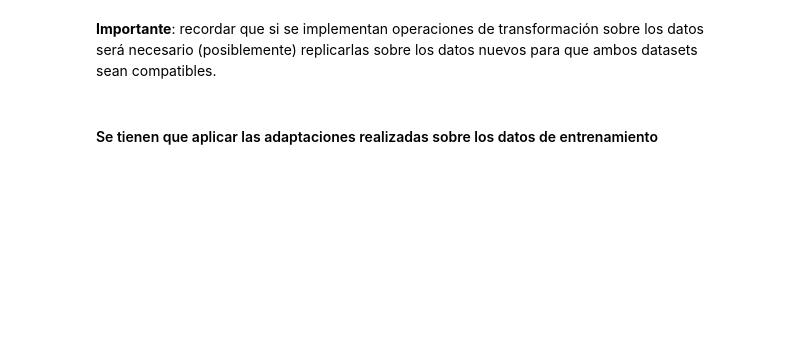
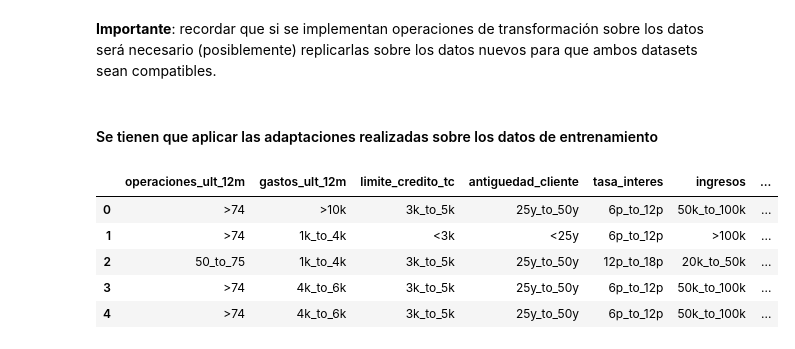
Before and after one commit to Joseluis0709/13MBID-Abr23, a Jupyter notebook: notebooks/03-Modelado+Evaluacion/MD01 - Modelado.ipynb, the cells around one changed output. Cells and saved outputs as stored; diff of their text form; code cells hidden in the pictures; blank space fills up the shorter version.

```diff
--- a/notebooks/03-Modelado+Evaluacion/MD01 - Modelado.ipynb
+++ b/notebooks/03-Modelado+Evaluacion/MD01 - Modelado.ipynb
@@ -603,18 +609,14 @@ estado_civil_N = datos_nuevos.loc[:, ('estado_civil')].map(cambios_estado_civil)
 
 # Columna: estado_credito
 cambios_estado_credito = {
-    0: 'C',
-    1 : 'P',
+    0 : 'Cancelado',
+    1 : 'Activo',
 }
 
 estado_credito_N = datos_nuevos.loc[:, ('estado_credito')].map(cambios_estado_credito).rename('estado_credito')
 
-# df_final = pd.concat([estado_civil_N, estado_credito_N, df_integrado], axis=1)
-# df_final.head()
-
 # Antiguedad del empleado
-
-etiquetas_a_e = ['menor_10', '5_a_10', 'mayor_10']
+etiquetas_a_e = ['<5', '5_to_10', '>10']
 rangos_a_e = [0, 4, 10, 50]
 valor_para_nan = 'NA'
 antiguedad_empleados_N = pd.cut(datos_nuevos['antiguedad_empleado'],
@@ -622,108 +624,90 @@ antiguedad_empleados_N = pd.cut(datos_nuevos['antiguedad_empleado'],
                                 labels=etiquetas_a_e,
                                 right=False).cat.add_categories(valor_para_nan).fillna(valor_para_nan)
 
-# antiguedad_empleados_N.value_counts()
-
 # edad
-
-etiquetas_e = ['menor_25', '25_a_30']
+etiquetas_e = ['<25', '25_to_30']
 rangos_e = [0, 24, 50]
 edad_N = pd.cut(datos_nuevos['edad'],
                                 bins=rangos_e,
                                 labels=etiquetas_e)
 
-# edad_N.value_counts()
-
 # pct_ingreso
-
-etiquetas_p_i = ['hasta_20', '20_a_40', '40_a_60', 'mayor_60']
+etiquetas_p_i = ['<20', '20_to_40', '40_to_60', '>60']
 rangos_p_i = [0, 0.19, 0.39, 0.60, 0.99]
 pct_ingreso_N = pd.cut(datos_nuevos['pct_ingreso'],
                                 bins=rangos_p_i,
                                 labels=etiquetas_p_i)
 
-# pct_ingreso_N.value_counts()
-
 # ingresos
-
-etiquetas_i = ['hasta_20k', '20k_a_50k', '50k_a_100k', 'mayor_100k']
+etiquetas_i = ['<20k', '20k_to_50k', '50k_to_100k', '>100k']
 rangos_i = [0, 19999, 49999, 99999, 999999]
 ingresos_N = pd.cut(datos_nuevos['ingresos'],
                                 bins=rangos_i,
                                 labels=etiquetas_i)
 
-# ingresos_N.value_counts()
-
 # tasa_interes
-
-etiquetas_t_i = ['hasta_7p', '7p_a_15p', '15p_a_20p', 'mayor_20p']
-rangos_t_i = [0, 6.99, 14.99, 19.99, 100]
+etiquetas_t_i = ['<6p', '6p_to_12p', '12p_to_18p', '>18p']
+rangos_t_i = [0, 5.99, 11.99, 17.99, 100]
 tasa_interes_N = pd.cut(datos_nuevos['tasa_interes'],
                                 bins=rangos_t_i,
                                 labels=etiquetas_t_i)
 
-# tasa_interes_N.value_counts()
-
 # antiguedad_cliente
-
-etiquetas_a_c = ['menor_2y', '2y_a_4y', 'mayor_4y']
-rangos_a_c = [0, 24, 48, 100]
+etiquetas_a_c = ['<25y', '25y_to_50y', '>50y']
+rangos_a_c = [0, 24, 49, 100]
 antiguedad_cliente_N = pd.cut(datos_nuevos['antiguedad_cliente'],
                                 bins=rangos_a_c,
                                 labels=etiquetas_a_c)
 
-# antiguedad_cliente_N.value_counts()
-
 # limite_credito_tc
-
-etiquetas_l_tc = ['menor_3k', '3k_a_5k', '5k_a_10k', 'mayor_10k']
+etiquetas_l_tc = ['<3k', '3k_to_5k', '5k_to_10k', '>10k']
 rangos_l_tc = [0, 2999, 4999, 9999, 100000]
 limite_credito_tc_N = pd.cut(datos_nuevos['limite_credito_tc'],
                                 bins=rangos_l_tc,
                                 labels=etiquetas_l_tc)
 
-# limite_credito_tc_N.value_counts()
-
 # gastos_ult_12m
-
-etiquetas_g_u12 = ['menor_1k', '2k_a_4k', '4k_a_6k', '6k_a_8k', '8k_a_10k', 'mayor_10k']
+etiquetas_g_u12 = ['<1k', '1k_to_4k', '4k_to_6k', '6k_to_8k', '8k_to_10k', '>10k']
 rangos_g_u12 = [0, 999, 3999, 5999, 7999, 9999, 100000]
 gastos_ult_12m_N = pd.cut(datos_nuevos['gastos_ult_12m'],
                                 bins=rangos_g_u12,
                                 labels=etiquetas_g_u12)
 
-# gastos_ult_12m_N.value_counts()
-
 # operaciones_ult_12m
-
-etiquetas_o_u12 = ['menor_15', '15_a_30', '30_a_50', '50_a_75', '75_a_100', 'mayor_100']
-rangos_o_u12 = [0, 14, 29, 49, 74, 99, 1000]
+etiquetas_o_u12 = ['<15', '15_to_30', '30_to_50', '50_to_75', '>74']
+rangos_o_u12 = [0, 14, 29, 49, 74, 1000]
 operaciones_ult_12m_N = pd.cut(datos_nuevos['operaciones_ult_12m'],
                                 bins=rangos_o_u12,
                                 labels=etiquetas_o_u12)
 
-# operaciones_ult_12m_N.value_counts()
-
 col_eliminar_final = [
               'edad',
+              'estado_civil',
+              'estado_credito',
               'antiguedad_empleado',
               'antiguedad_cliente',
               'ingresos',
               'pct_ingreso',
               'tasa_interes',
               'gastos_ult_12m',
               'limite_credito_tc',
               'operaciones_ult_12m',
+              'id_cliente',
               'nivel_tarjeta',
-              'estado_civil',
-              'estado_credito',
-              'id_cliente']
+              'nivel_educativo']
 
 datos_nuevos.drop(col_eliminar_final, inplace=True, axis=1)
 
 
 df_nuevo = pd.concat([operaciones_ult_12m_N, gastos_ult_12m_N, limite_credito_tc_N, antiguedad_cliente_N, tasa_interes_N, ingresos_N, pct_ingreso_N, antiguedad_empleados_N, edad_N, estado_civil_N, estado_credito_N, datos_nuevos], axis=1)
 df_nuevo.head(5)
+# %% [output]
+|  | operaciones_ult_12m | gastos_ult_12m | limite_credito_tc | antiguedad_cliente | tasa_interes | ingresos | ... |
+| 0 | >74 | >10k | 3k_to_5k | 25y_to_50y | 6p_to_12p | 50k_to_100k | ... |
+| 1 | >74 | 1k_to_4k | <3k | <25y | 6p_to_12p | >100k | ... |
+| 2 | 50_to_75 | 1k_to_4k | 3k_to_5k | 25y_to_50y | 12p_to_18p | 20k_to_50k | ... |
+| 3 | >74 | 4k_to_6k | 3k_to_5k | 25y_to_50y | 6p_to_12p | 50k_to_100k | ... |
+| 4 | >74 | 4k_to_6k | 3k_to_5k | 25y_to_50y | 6p_to_12p | 50k_to_100k | ... |
 # %%
 nuevos_codif = pd.get_dummies(df_nuevo)
 nuevos_codif.info()
```
Also changed, not shown: parts of 6 cells of this notebook, 1 other file.
